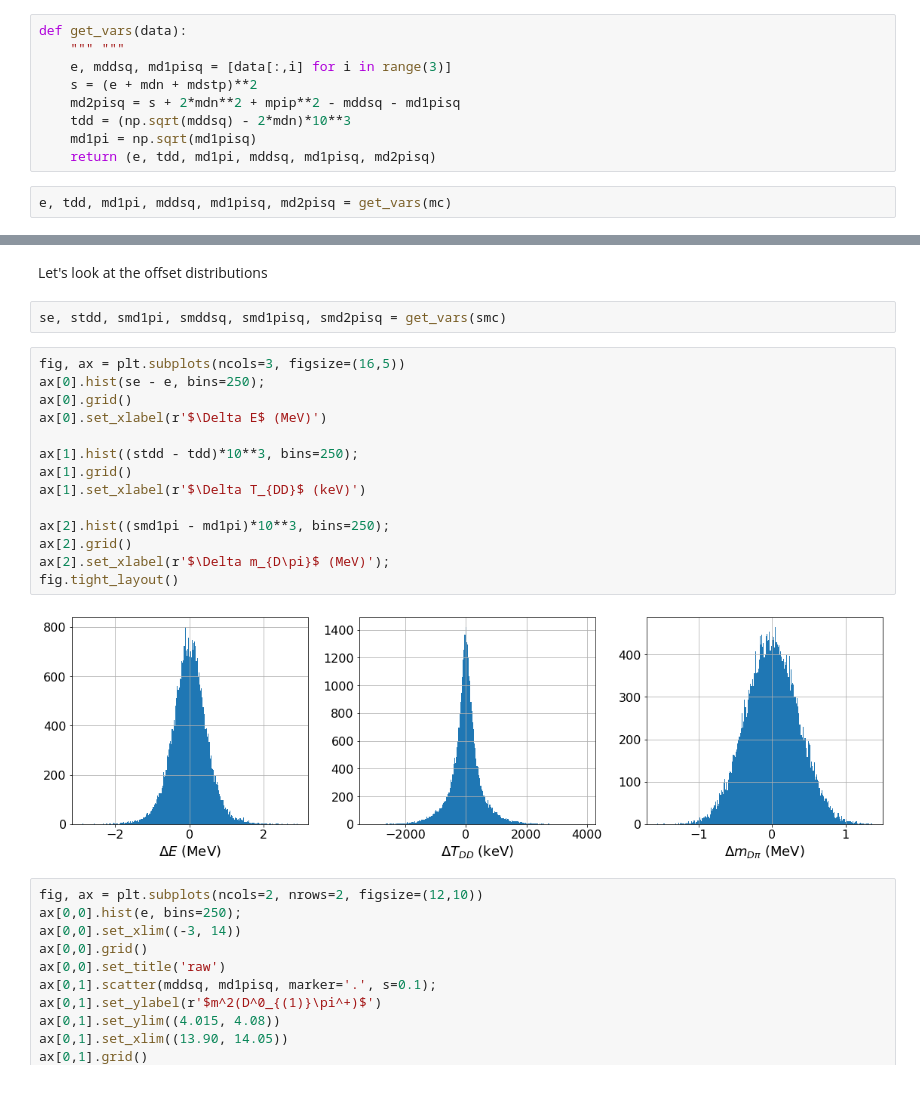
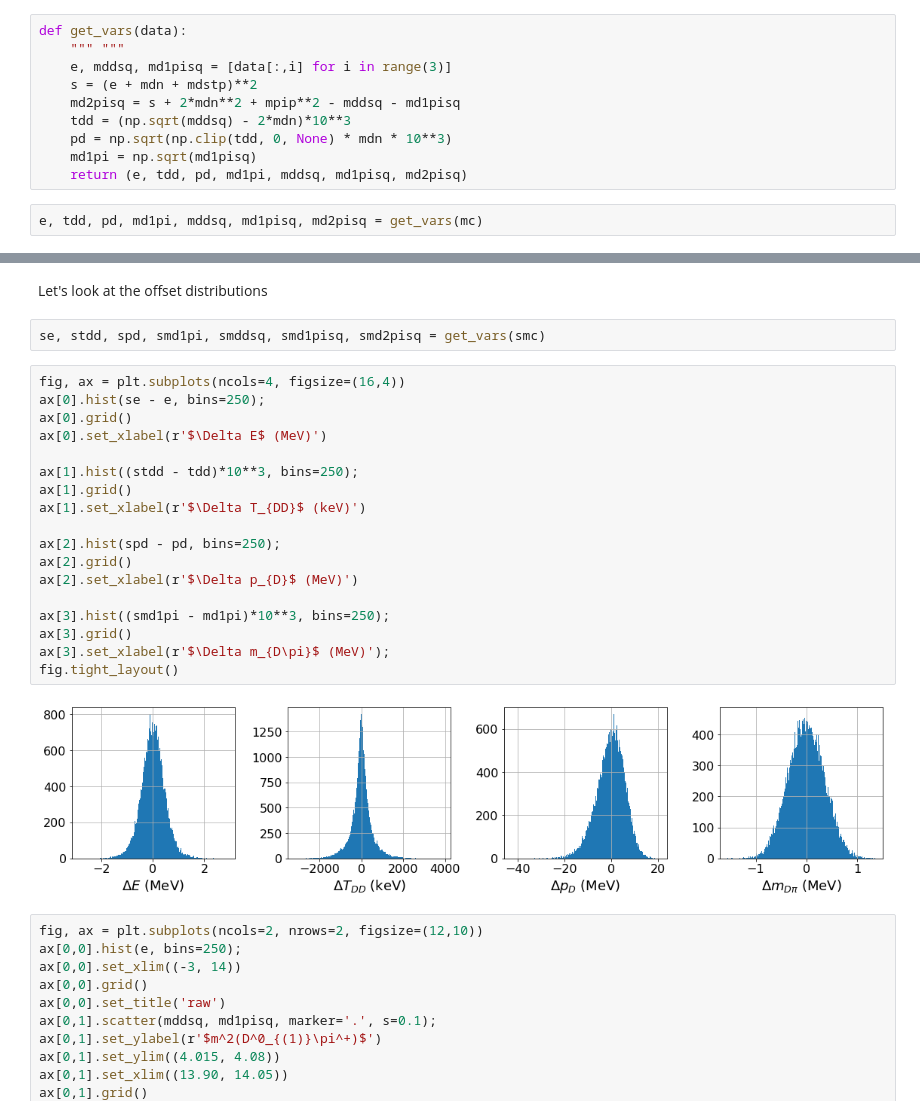
Before and after one commit to VitalyVorobyev/ddst, a Jupyter notebook: MC.ipynb, the cells around one changed output, grey strips where cells are left out. Drawn from its saved outputs; the diff is of its cells as text.

```diff
--- a/MC.ipynb
+++ b/MC.ipynb
@@ -18,8 +18,9 @@ def get_vars(data):
     s = (e + mdn + mdstp)**2
     md2pisq = s + 2*mdn**2 + mpip**2 - mddsq - md1pisq
     tdd = (np.sqrt(mddsq) - 2*mdn)*10**3
+    pd = np.sqrt(np.clip(tdd, 0, None) * mdn * 10**3)
     md1pi = np.sqrt(md1pisq)
-    return (e, tdd, md1pi, mddsq, md1pisq, md2pisq)
+    return (e, tdd, pd, md1pi, mddsq, md1pisq, md2pisq)
 # %%
-e, tdd, md1pi, mddsq, md1pisq, md2pisq = get_vars(mc)
+e, tdd, pd, md1pi, mddsq, md1pisq, md2pisq = get_vars(mc)
 # %%
@@ -102,23 +113,27 @@ assert not np.allclose(smc, mc)
 # %% [markdown]
 Let's look at the offset distributions
 # %%
-se, stdd, smd1pi, smddsq, smd1pisq, smd2pisq = get_vars(smc)
+se, stdd, spd, smd1pi, smddsq, smd1pisq, smd2pisq = get_vars(smc)
 # %%
-fig, ax = plt.subplots(ncols=3, figsize=(16,5))
+fig, ax = plt.subplots(ncols=4, figsize=(16,4))
 ax[0].hist(se - e, bins=250);
 ax[0].grid()
 ax[0].set_xlabel(r'$\Delta E$ (MeV)')
 
 ax[1].hist((stdd - tdd)*10**3, bins=250);
 ax[1].grid()
 ax[1].set_xlabel(r'$\Delta T_{DD}$ (keV)')
 
-ax[2].hist((smd1pi - md1pi)*10**3, bins=250);
+ax[2].hist(spd - pd, bins=250);
 ax[2].grid()
-ax[2].set_xlabel(r'$\Delta m_{D\pi}$ (MeV)');
+ax[2].set_xlabel(r'$\Delta p_{D}$ (MeV)')
+
+ax[3].hist((smd1pi - md1pi)*10**3, bins=250);
+ax[3].grid()
+ax[3].set_xlabel(r'$\Delta m_{D\pi}$ (MeV)');
 fig.tight_layout()
 # %% [output]
-[figure, old version]
+[figure, new version]
 # %%
 fig, ax = plt.subplots(ncols=2, nrows=2, figsize=(12,10))
 ax[0,0].hist(e, bins=250);
```
Also changed, not shown: parts of 3 cells of this notebook.
